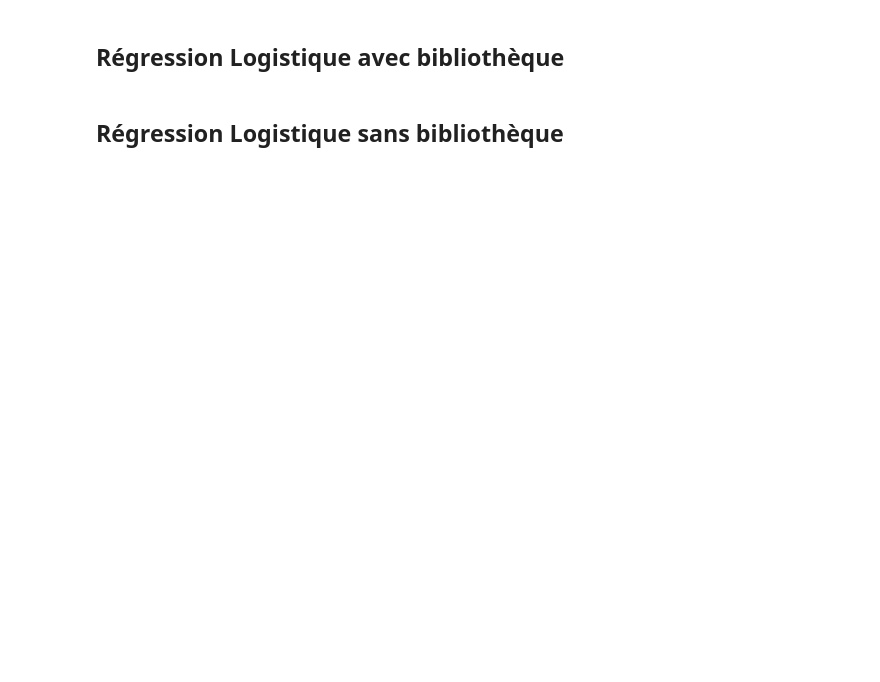
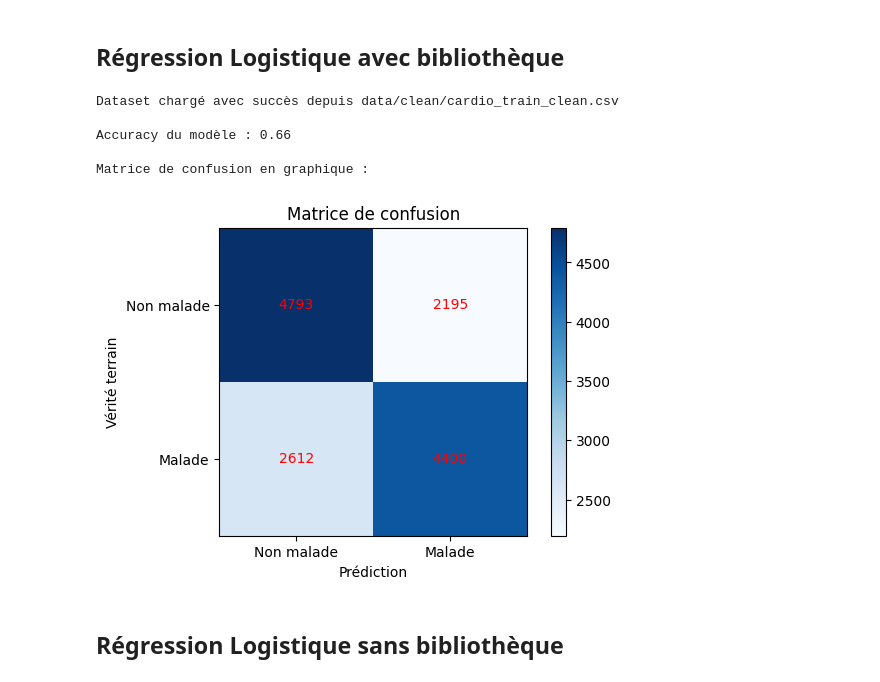
Before and after one commit to axel-achart/cardio-vasc-risks, a Jupyter notebook: exploration.ipynb, the cells around one changed output. Drawn from its saved outputs; the diff is of its cells as text; code cells hidden in the pictures; blank space fills up the shorter version.

```diff
--- a/exploration.ipynb
+++ b/exploration.ipynb
@@ -9,4 +128,50 @@
 # %% [markdown]
 ## Régression Logistique avec bibliothèque
+# %%
+dataset_path = "data/clean/cardio_train_clean.csv"
+try:
+    db = pd.read_csv(dataset_path)
+    print(f"Dataset chargé avec succès depuis {dataset_path}")
+except FileNotFoundError:
+    print(f"Erreur : Le fichier {dataset_path} n'a pas été trouvé.")
+
+# Chargement des variables x et y afin de pouvoir split et trainer le modèle de régression logistique
+X = db.drop("malade", axis=1)
+y = db["malade"]
+X_train, X_test, y_train, y_test = train_test_split(X, y, test_size=0.2, random_state=42)
+# Standardisation des données
+scaler = StandardScaler()
+X_train_scaled = scaler.fit_transform(X_train)
+X_test_scaled = scaler.transform(X_test)
+
+# Entraînement du modèle de régression logistique
+model = LogisticRegression()
+model.fit(X_train_scaled, y_train)
+
+# Prédiction et évaluation du modèle
+y_pred = model.predict(X_test_scaled)
+accuracy = accuracy_score(y_test, y_pred)
+conf_matrix = confusion_matrix(y_test, y_pred)
+print(f"\nAccuracy du modèle : {accuracy:.2f}")
+print("\nMatrice de confusion en graphique :")
+plt.figure(figsize=(6, 4))
+plt.imshow(conf_matrix, cmap="Blues")
+plt.title("Matrice de confusion")
+plt.xlabel("Prédiction")
+plt.ylabel("Vérité terrain")
+plt.colorbar()
+plt.xticks([0, 1], ["Non malade", "Malade"])
+plt.yticks([0, 1], ["Non malade", "Malade"])
+for i in range(conf_matrix.shape[0]):
+    for j in range(conf_matrix.shape[1]):
+        plt.text(j, i, conf_matrix[i, j], ha="center", va="center", color="red")
+plt.show()
+# %% [output]
+Dataset chargé avec succès depuis data/clean/cardio_train_clean.csv
+
+Accuracy du modèle : 0.66
+
+Matrice de confusion en graphique :
+[figure, added]
 # %% [markdown]
 ## Régression Logistique sans bibliothèque
```
Also changed, not shown: parts of 6 cells of this notebook, 4 other files.
